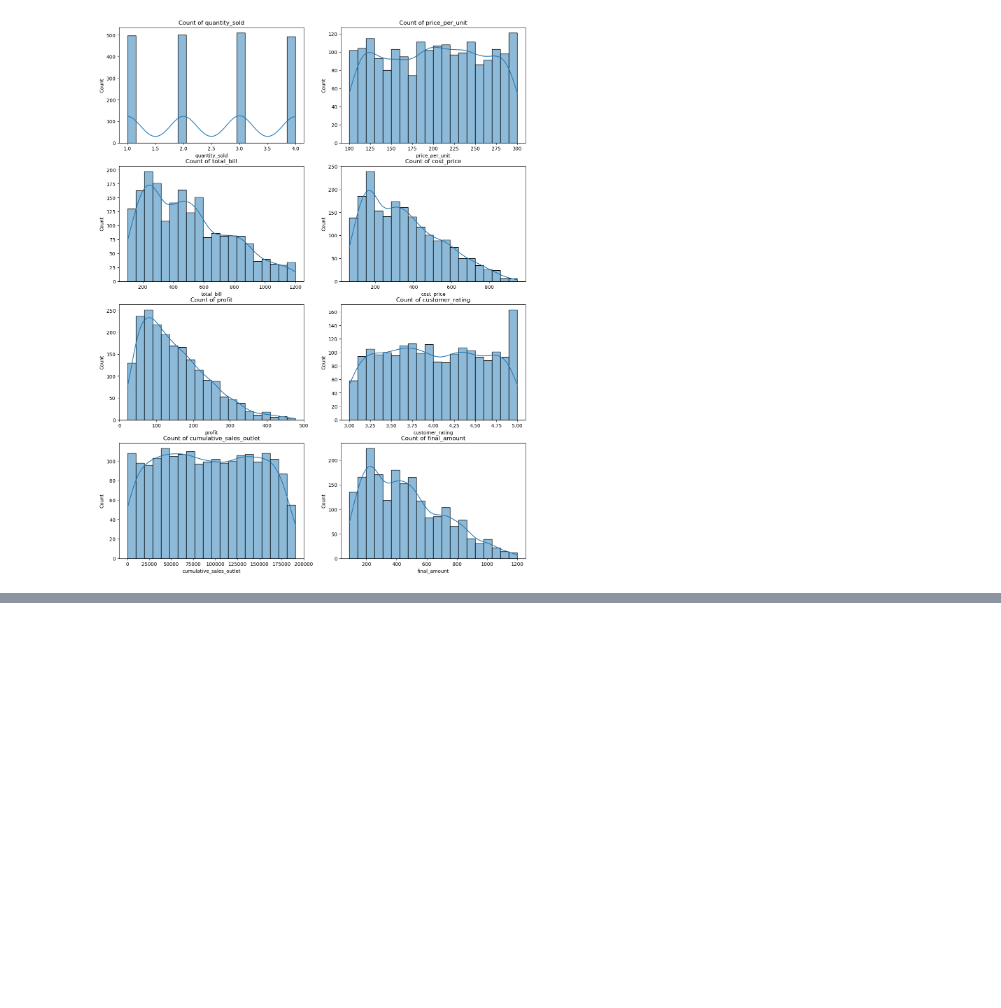
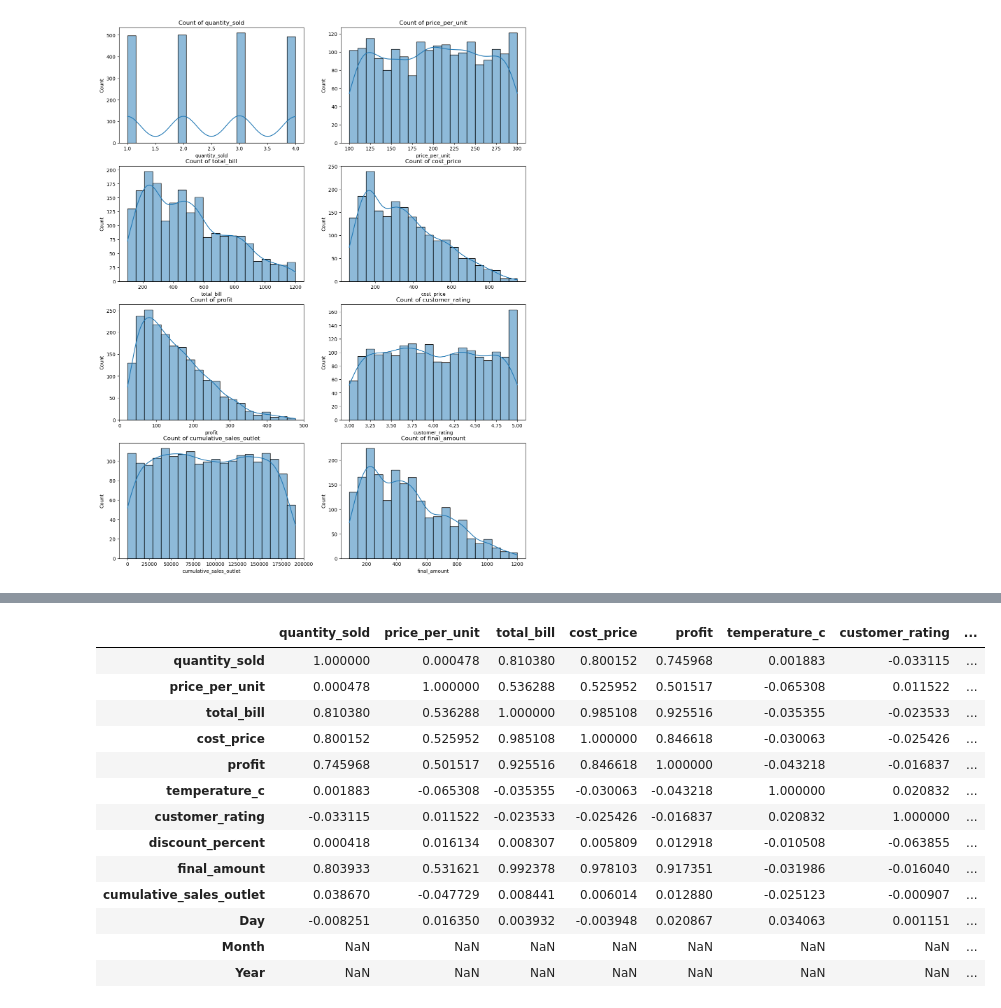
Before and after one commit to Mohini2815/Data-analysis-practice-projects, a Jupyter notebook: advanced_pune_cafe_sales_2000.ipynb, the cells around one changed output, grey strips where cells are left out. Cells and saved outputs as stored; diff of their text form; code cells hidden in the pictures; blank space fills up the shorter version.

```diff
--- a/advanced_pune_cafe_sales_2000.ipynb
+++ b/advanced_pune_cafe_sales_2000.ipynb
@@ -790,0 +849,19 @@ univariate_analysis(num)
+# %%
+num_df = df.select_dtypes(include=['number'])
+corr_matrix = num_df.corr()
+corr_matrix
+# %% [output]
+|  | quantity_sold | price_per_unit | total_bill | cost_price | profit | temperature_c | customer_rating | ... |
+| quantity_sold | 1.000000 | 0.000478 | 0.810380 | 0.800152 | 0.745968 | 0.001883 | -0.033115 | ... |
+| price_per_unit | 0.000478 | 1.000000 | 0.536288 | 0.525952 | 0.501517 | -0.065308 | 0.011522 | ... |
+| total_bill | 0.810380 | 0.536288 | 1.000000 | 0.985108 | 0.925516 | -0.035355 | -0.023533 | ... |
+| cost_price | 0.800152 | 0.525952 | 0.985108 | 1.000000 | 0.846618 | -0.030063 | -0.025426 | ... |
+| profit | 0.745968 | 0.501517 | 0.925516 | 0.846618 | 1.000000 | -0.043218 | -0.016837 | ... |
+| temperature_c | 0.001883 | -0.065308 | -0.035355 | -0.030063 | -0.043218 | 1.000000 | 0.020832 | ... |
+| customer_rating | -0.033115 | 0.011522 | -0.023533 | -0.025426 | -0.016837 | 0.020832 | 1.000000 | ... |
+| discount_percent | 0.000418 | 0.016134 | 0.008307 | 0.005809 | 0.012918 | -0.010508 | -0.063855 | ... |
+| final_amount | 0.803933 | 0.531621 | 0.992378 | 0.978103 | 0.917351 | -0.031986 | -0.016040 | ... |
+| cumulative_sales_outlet | 0.038670 | -0.047729 | 0.008441 | 0.006014 | 0.012880 | -0.025123 | -0.000907 | ... |
+| Day | -0.008251 | 0.016350 | 0.003932 | -0.003948 | 0.020867 | 0.034063 | 0.001151 | ... |
+| Month | NaN | NaN | NaN | NaN | NaN | NaN | NaN | ... |
+| Year | NaN | NaN | NaN | NaN | NaN | NaN | NaN | ... |
```
Also changed, not shown: parts of 8 cells of this notebook.
